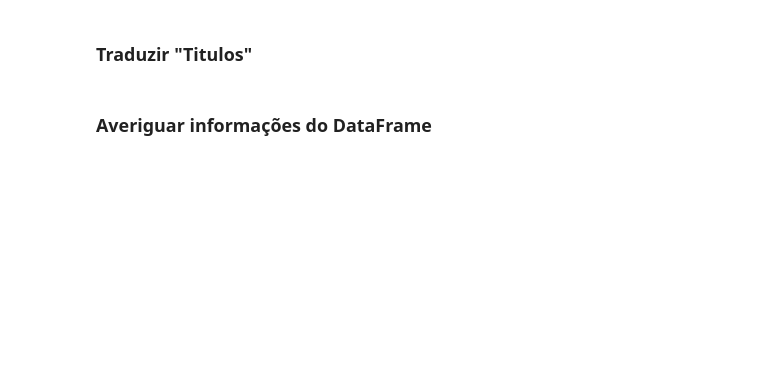
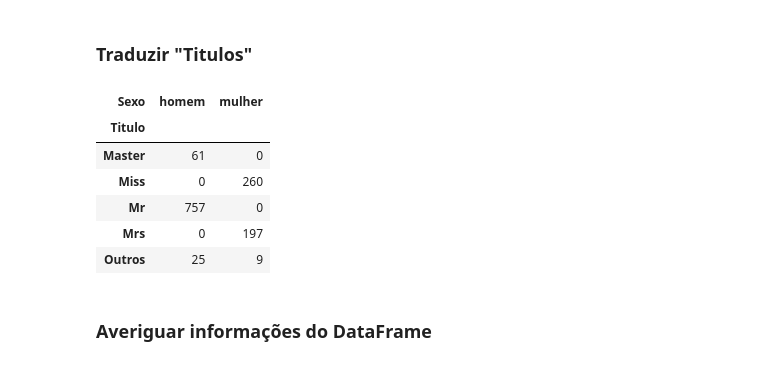
Before and after one commit to CaioPedersoliDiniz10/python, a Jupyter notebook: 09 - Projeto - Regressao Linear - Predicao da Idade/Regressão Linear - Predicao da Idade dos Passageiros do Titanic - Vazio.ipynb, the cells around one changed output. Saved outputs shown, nothing was run; the diff lists cells and outputs as text; code cells hidden in the pictures; blank space fills up the shorter version.

```diff
--- a/09 - Projeto - Regressao Linear - Predicao da Idade/Regressão Linear - Predicao da Idade dos Passageiros do Titanic - Vazio.ipynb
+++ b/09 - Projeto - Regressao Linear - Predicao da Idade/Regressão Linear - Predicao da Idade dos Passageiros do Titanic - Vazio.ipynb
@@ -104,2 +246,12 @@ Aparentemente não tem muita correlação com Idade, e está faltando bastante d
 # %% [markdown]
 ### Traduzir "Titulos"
+# %%
+pd.crosstab(data['Titulo'], data['Sexo'])
+# %% [output]
+| Sexo | homem | mulher |
+| Titulo |  |  |
+| Master | 61 | 0 |
+| Miss | 0 | 260 |
+| Mr | 757 | 0 |
+| Mrs | 0 | 197 |
+| Outros | 25 | 9 |
```
Also changed, not shown: parts of 24 cells of this notebook.
